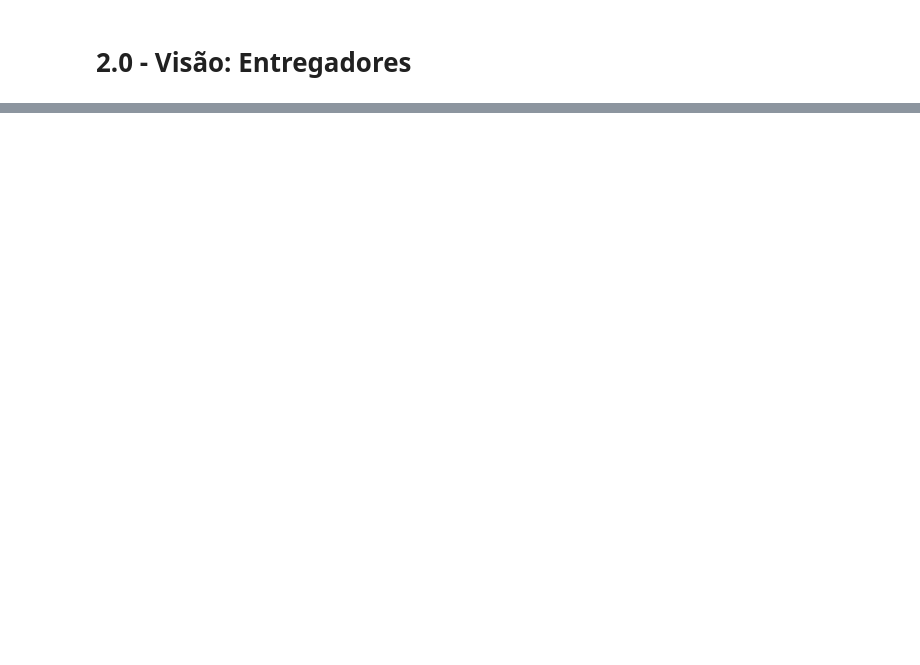
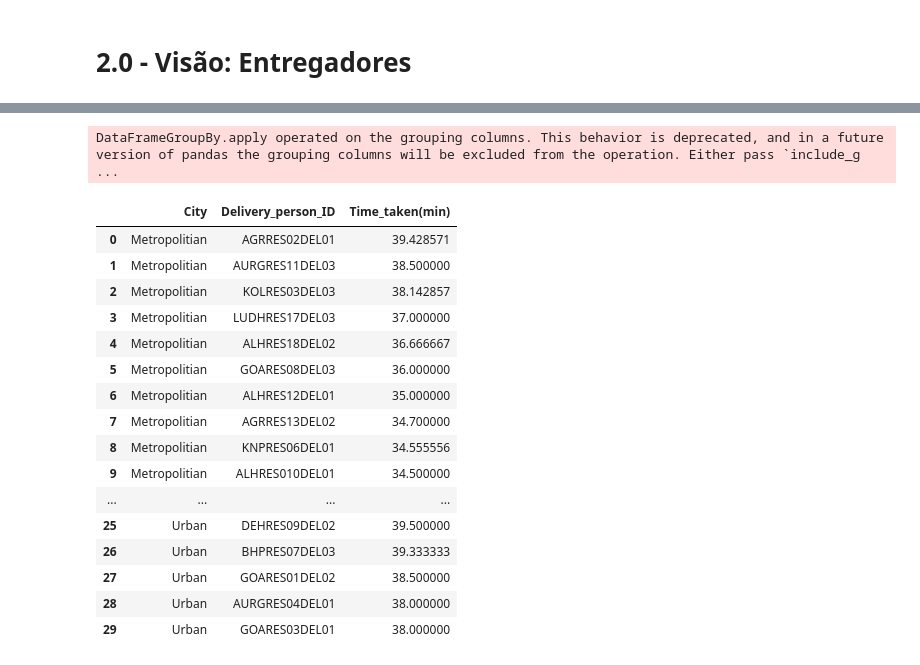
Before and after one commit to LinconSchafranski/ftc_curry_company, a Jupyter notebook: projeto_cury.ipynb, the cells around one changed output, grey strips where cells are left out. Saved outputs shown, nothing was run; the diff lists cells and outputs as text; code cells hidden in the pictures; blank space fills up the shorter version.

```diff
--- a/projeto_cury.ipynb
+++ b/projeto_cury.ipynb
@@ -234,0 +383,30 @@ map_
+# %%
+colunas = ['Delivery_person_ID' , 'City' , 'Time_taken(min)']
+
+df_aux = df1.loc[: , colunas].groupby(['City' , 'Delivery_person_ID']).mean().sort_values(by=['City', 'Time_taken(min)'] , ascending=False).reset_index()
+
+
+lentos_10 = (df_aux.groupby('City')
+                 .apply(lambda x: x.nlargest(10, 'Time_taken(min)'))
+                 .reset_index(drop=True))
+
+lentos_10
+# %% [output]
+DataFrameGroupBy.apply operated on the grouping columns. This behavior is deprecated, and in a future version of pandas the grouping columns will be excluded from the operation. Either pass `include_g ...
+|  | City | Delivery_person_ID | Time_taken(min) |
+| 0 | Metropolitian | AGRRES02DEL01 | 39.428571 |
+| 1 | Metropolitian | AURGRES11DEL03 | 38.500000 |
+| 2 | Metropolitian | KOLRES03DEL03 | 38.142857 |
+| 3 | Metropolitian | LUDHRES17DEL03 | 37.000000 |
+| 4 | Metropolitian | ALHRES18DEL02 | 36.666667 |
+| 5 | Metropolitian | GOARES08DEL03 | 36.000000 |
+| 6 | Metropolitian | ALHRES12DEL01 | 35.000000 |
+| 7 | Metropolitian | AGRRES13DEL02 | 34.700000 |
+| 8 | Metropolitian | KNPRES06DEL01 | 34.555556 |
+| 9 | Metropolitian | ALHRES010DEL01 | 34.500000 |
+| ... | ... | ... | ... |
+| 25 | Urban | DEHRES09DEL02 | 39.500000 |
+| 26 | Urban | BHPRES07DEL03 | 39.333333 |
+| 27 | Urban | GOARES01DEL02 | 38.500000 |
+| 28 | Urban | AURGRES04DEL01 | 38.000000 |
+| 29 | Urban | GOARES03DEL01 | 38.000000 |
```
Also changed, not shown: parts of 31 cells of this notebook.
